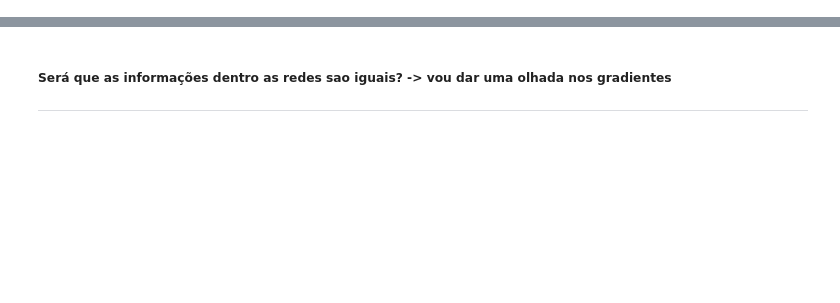
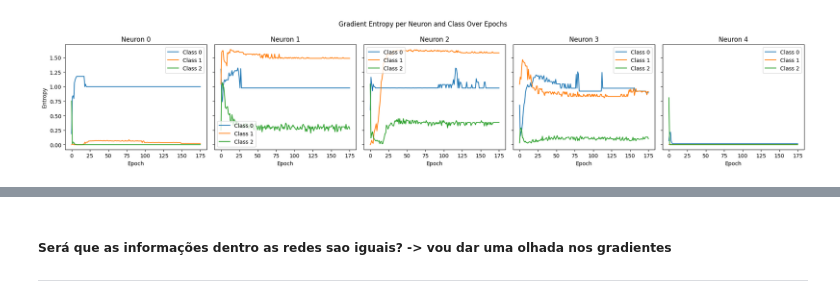
Before and after one commit to JessicaRch/knowledge_distillation, a Jupyter notebook: first_experiments/entropy.ipynb, the cells around one changed output, grey strips where cells are left out. Drawn from its saved outputs; the diff is of its cells as text; code cells hidden in the pictures; blank space fills up the shorter version.

```diff
--- a/first_experiments/entropy.ipynb
+++ b/first_experiments/entropy.ipynb
@@ -175,3 +352,20 @@ def get_entropy_classes(entropy_history, log_activations_ordered):
+# %%
+fig, axes = plt.subplots(1, nneurons, figsize=(4*nneurons, 4), sharey=True)
+
+for neuron in range(nneurons):
+    for i in range(nclasses):
+        axes[neuron].plot(hclass[i][neuron], label=f'Class {i}')
+    axes[neuron].set_title(f'Neuron {neuron}')
+    axes[neuron].set_xlabel('Epoch')
+    axes[neuron].legend()
+
+
+axes[0].set_ylabel('Entropy')
+plt.suptitle('Gradient Entropy per Neuron and Class Over Epochs')
+plt.tight_layout()
+plt.show()
+# %% [output]
+[figure, added]
 # %%
 entropy_classes, classes = get_entropy_classes(entropy_history, log_activations_ordered)
 layers = list(entropy_classes.keys())
```
Also changed, not shown: parts of 17 cells of this notebook.
